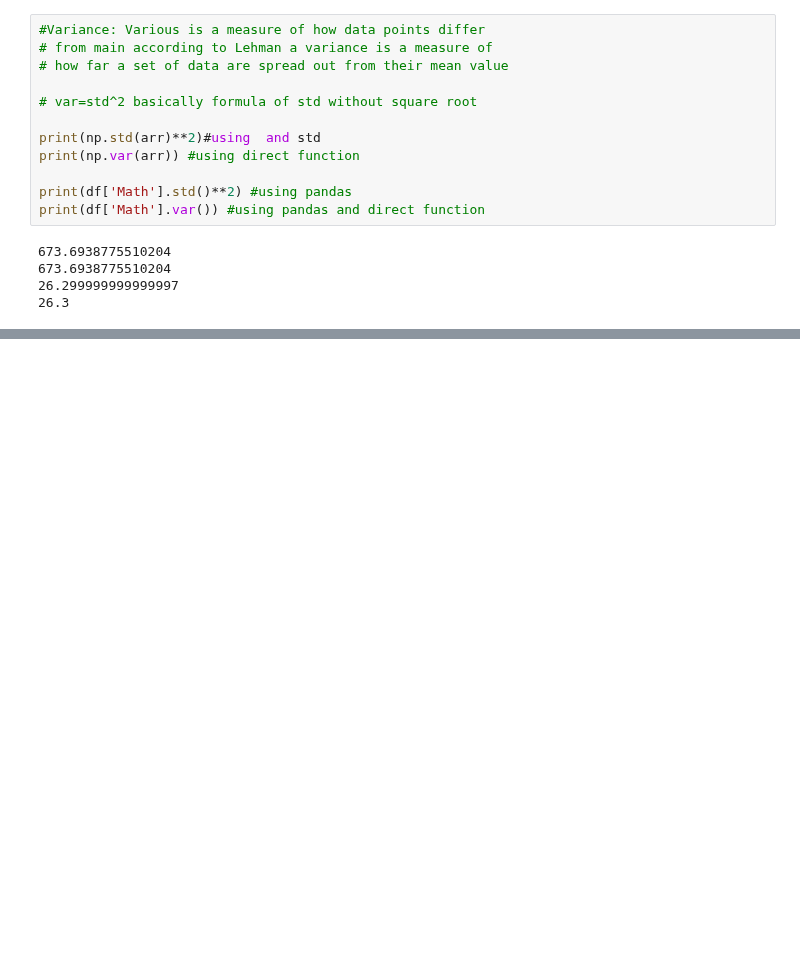
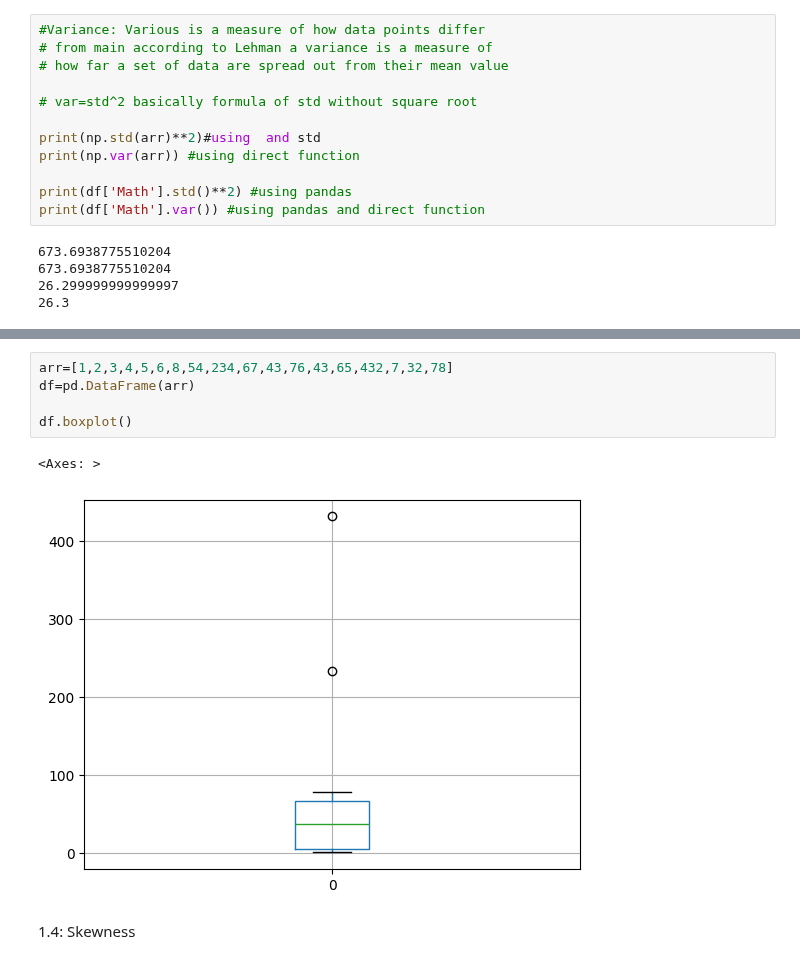
Before and after one commit to KedarDamale/Data-Science, a Jupyter notebook: Data-science/2.Statistics.ipynb, the cells around one changed output, grey strips where cells are left out. Drawn from its saved outputs; the diff is of its cells as text; blank space fills up the shorter version.

```diff
--- a/Data-science/2.Statistics.ipynb
+++ b/Data-science/2.Statistics.ipynb
@@ -303,0 +655,10 @@ print(df['Math'].var()) #using pandas and direct function
+# %%
+arr=[1,2,3,4,5,6,8,54,234,67,43,76,43,65,432,7,32,78]
+df=pd.DataFrame(arr)
+
+df.boxplot()
+# %% [output]
+<Axes: >
+[figure, added]
+# %% [markdown]
+1.4: Skewness
```
Also changed, not shown: parts of 16 cells of this notebook.
